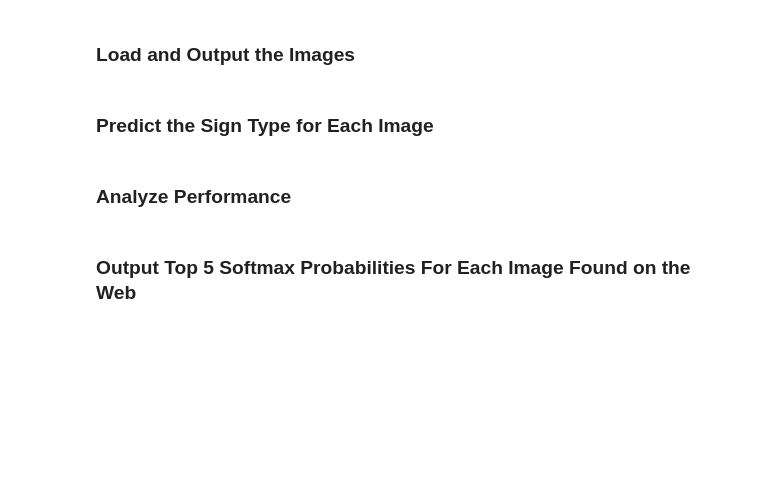
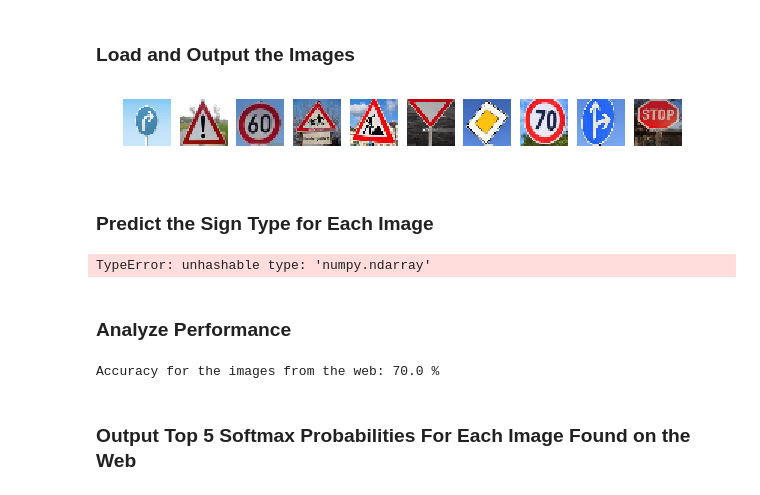
Before and after one commit to rnaidu02/CarND-Traffic-Sign-Classifier-Project, a Jupyter notebook: Traffic_Sign_Classifier.ipynb, the cells around one changed output. Drawn from its saved outputs; the diff is of its cells as text; code cells hidden in the pictures; blank space fills up the shorter version.

```diff
--- a/Traffic_Sign_Classifier.ipynb
+++ b/Traffic_Sign_Classifier.ipynb
@@ -615,7 +723,7 @@ with tf.Session() as sess:
         valid_acc_batch.append(validation_accuracy)
         epoch_list.append(i)
         # Progress bar
-        if ((i< 10) or (((i%10) == 0) and (i < 100)) or (((i%50) == 0) and (i < 1000))):
+        if ((i< 10) or (((i%5) == 0) and (i < 100)) or (((i%10) == 0) and (i < 1000))):
             #batches_pbar = tqdm(validation_accuracy, desc='Epoch {:>2}/{}'.format(i+1, EPOCHS), unit='accuracy')
             print("EPOCH {}/{} ... Validation Accuracy = {:.3f}".format(i+1, EPOCHS, validation_accuracy))
             #print("Validation Accuracy = {:.3f}".format(validation_accuracy))
@@ -680,2 +769,33 @@ You may find `signnames.csv` useful as it contains mappings from the class id (i
+# %%
+### Load the images and plot them here.
+### Feel free to use as many code cells as needed.
+import cv2
+import glob
+import numpy as np
+import matplotlib.pyplot as plt
+%matplotlib inline
+
+test_imgs = [img_path for img_path in glob.glob("./test_imgs/*")]
+num_imgs = len(test_imgs)
+test_img = np.uint8(np.zeros((num_imgs,32,32,3)))
+index = 0
+for imp in (test_imgs):
+    img = cv2.imread(imp, cv2.IMREAD_COLOR)
+    # resize the image to 30x30
+    resized_image = cv2.resize(img, (32, 32))
+    b,g,r = cv2.split(resized_image)
+    img = cv2.merge([r,g,b])
+    test_img[index] = img
+    index += 1
+
+plt.figure(figsize=(10,5))
+for i in range(0, num_imgs):
+    image = test_img[i]
+    plt.subplot(1, num_imgs, i+1)
+    #print(image.shape)
+    plt.imshow(image)
+    plt.axis('off')
+# %% [output]
+[figure, added]
 # %% [markdown]
 ### Predict the Sign Type for Each Image
@@ -686,8 +802,55 @@ You may find `signnames.csv` useful as it contains mappings from the class id (i
+# %%
+### Run the predictions here and use the model to output the prediction for each image.
+### Make sure to pre-process the images with the same pre-processing pipeline used earlier.
+### Feel free to use as many code cells as needed.
+import csv
+def test_web_imgs(test_web_x):
+    sess = tf.get_default_session()
+    predictions = sess.run(tf.argmax(logits, 1), feed_dict={x: test_web_x})
+    return predictions
+
+# Return the class ids to names in an array
+def return_classNamesMap():
+    idNamesArray = []
+    with open('signnames.csv', 'rt') as csvfile:
+        csvReader = csv.DictReader(csvfile, delimiter=',')
+        for line in csvReader:
+            #print (line)
+            idNamesArray.append(line['SignName'])
+    return idNamesArray
+
+test_img_data = test_img.reshape((-1, 32, 32, 3)).astype(np.float32)
+
+with tf.Session() as sess:
+    #sess.run(tf.global_variables_initializer())
+    saver.restore(sess, './traffic_signal_lenet')
+    prediction_returned = test_web_imgs(test_img_data)
+    print('Predictions for the signs from web:', prediction_returned)
+    idArray = return_classNamesMap()
+    #print(idArray)
+
+# Now show the images with predicted labels
+plt.figure(figsize=(10,4))
+for i in range(0, num_imgs):
+    image = test_img[i]
+    plt.subplot(2, num_imgs/2, i+1)
+    plt.title(idArray[prediction_returned[i]])
+    #print(image.shape)
+    plt.imshow(image)
+    plt.axis('off')
+# %% [output]
+TypeError: unhashable type: 'numpy.ndarray'
 # %% [markdown]
 ### Analyze Performance
 # %%
 ### Calculate the accuracy for these 5 new images.
 ### For example, if the model predicted 1 out of 5 signs correctly, it's 20% accurate on these new images.
+ground_truth_labels_for_test_web_imgs = [33, 18,3,28,25,13,12,4, 36,14]
+act_accuracy = (ground_truth_labels_for_test_web_imgs == prediction_returned)
+#print(act_accuracy)
+print('Accuracy for the images from the web:', np.sum(act_accuracy)/len(act_accuracy)*100,'%')
+# %% [output]
+Accuracy for the images from the web: 70.0 %
 # %% [markdown]
 ### Output Top 5 Softmax Probabilities For Each Image Found on the Web
 # %% [markdown]
```
Also changed, not shown: parts of 11 cells of this notebook, 3 other files.
